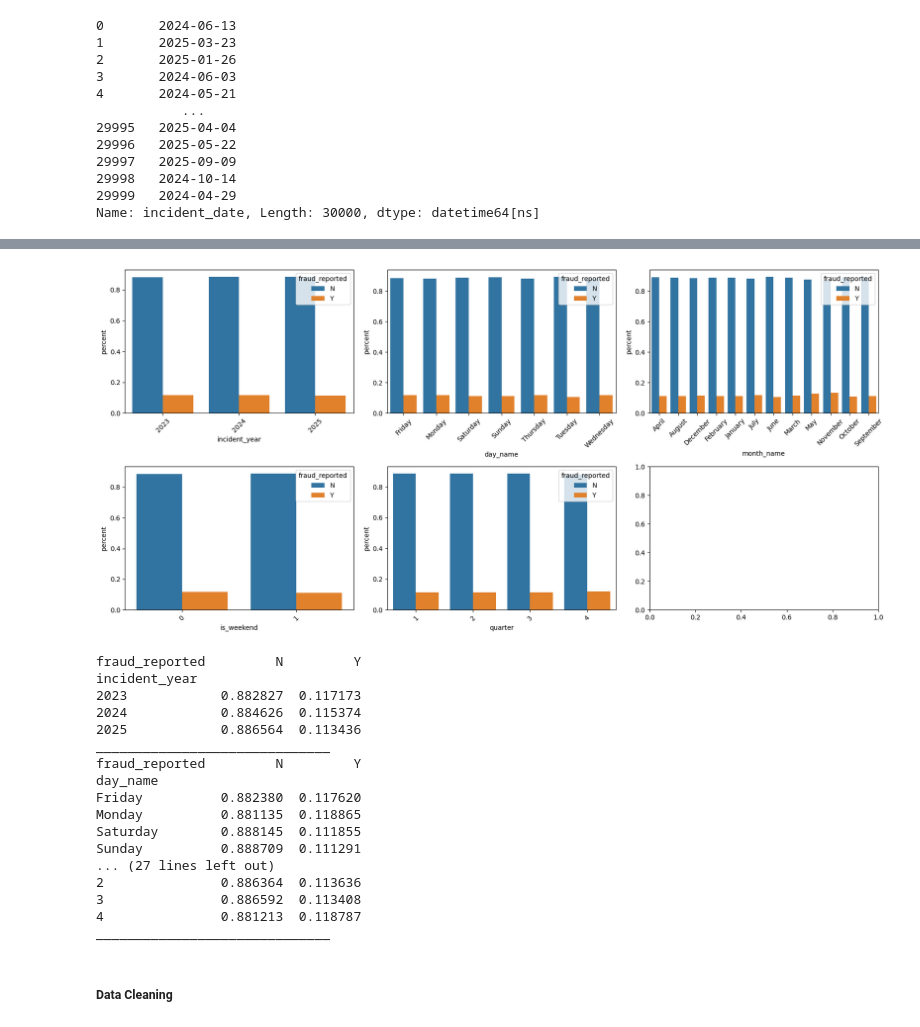
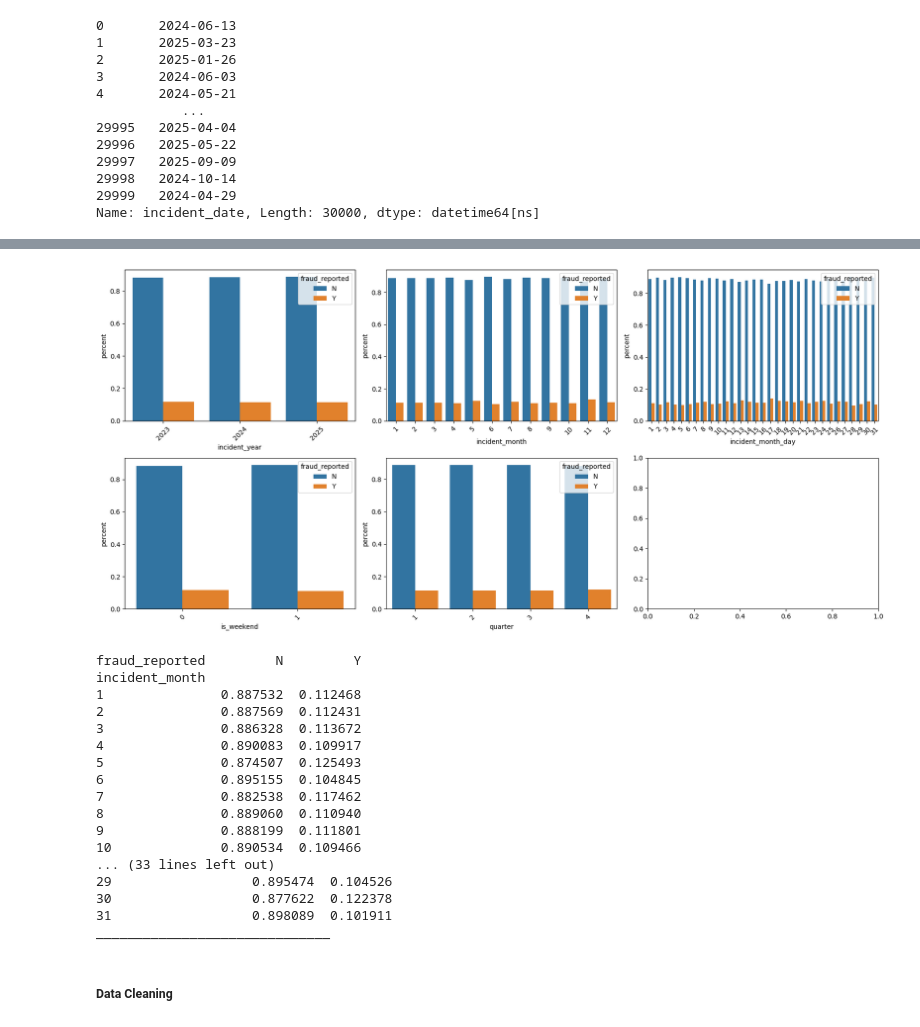
Before and after one commit to Salma-M-H/Car_Fraud_Insurance_Detection, a Jupyter notebook: car_insurance_fraud_detection.ipynb, the cells around one changed output, grey strips where cells are left out. Saved outputs shown, nothing was run; the diff lists cells and outputs as text; code cells hidden in the pictures.

```diff
--- a/car_insurance_fraud_detection.ipynb
+++ b/car_insurance_fraud_detection.ipynb
@@ -287,8 +287,6 @@ car_insurance_fraud_df_copy['incident_year'] = car_insurance_fraud_df_copy['inci
 car_insurance_fraud_df_copy['incident_month'] = car_insurance_fraud_df_copy['incident_date'].dt.month
 car_insurance_fraud_df_copy['incident_month_day'] = car_insurance_fraud_df_copy['incident_date'].dt.day
 car_insurance_fraud_df_copy['incident_week_day'] = car_insurance_fraud_df_copy['incident_date'].dt.dayofweek
-car_insurance_fraud_df_copy['day_name'] = car_insurance_fraud_df_copy['incident_date'].dt.day_name()
-car_insurance_fraud_df_copy['month_name'] = car_insurance_fraud_df_copy['incident_date'].dt.month_name()
 car_insurance_fraud_df_copy['is_weekend'] = np.where(car_insurance_fraud_df_copy['incident_week_day'].isin([5, 6]), 1, 0)
 car_insurance_fraud_df_copy['quarter'] = car_insurance_fraud_df_copy['incident_date'].dt.quarter
 
@@ -303,0 +302,3 @@ car_insurance_fraud_df_copy.head()
+# %%
+car_insurance_fraud_df_copy.drop(columns=['incident_date'], inplace=True)
+car_insurance_fraud_df_copy
@@ -304,33 +319,35 @@ car_insurance_fraud_df_copy.head()
 # %%
-columns = ['incident_year','day_name', 'month_name', 'is_weekend', 'quarter']
+columns = ['incident_year', 'incident_month', 'incident_month_day', 'is_weekend', 'quarter']
 
 fig, axes = plt.subplots(2, 3, figsize=(17, 8))
 
 axes = axes.flatten()
 
 for i, col in enumerate(columns):
     temp = (
     car_insurance_fraud_df_copy
     .groupby(col)['fraud_reported']
     .value_counts(normalize=True)
     .rename('percent')
     .reset_index()
     )
 
     sns.barplot(
         data=temp,
         x=col,
         y='percent',
         hue='fraud_reported',
         ax=axes[i]
     )
     axes[i].tick_params(axis='x', rotation=45)
 
 plt.tight_layout()
 plt.show()
 # %% [output]
-[figure, old version]
+[figure, new version]
 # %%
+columns = ['incident_month', 'incident_month_day']
+
 for col in columns:
    print( pd.crosstab(
         car_insurance_fraud_df_copy[col],
@@ -340,21 +357,21 @@ for col in columns:
    print('_'*30)
 # %% [output]
 fraud_reported         N         Y
-incident_year
-2023            0.882827  0.117173
-2024            0.884626  0.115374
-2025            0.886564  0.113436
+incident_month
+1               0.887532  0.112468
+2               0.887569  0.112431
+3               0.886328  0.113672
+4               0.890083  0.109917
+5               0.874507  0.125493
+6               0.895155  0.104845
+7               0.882538  0.117462
+8               0.889060  0.110940
+9               0.888199  0.111801
+10              0.890534  0.109466
+... (33 lines left out)
+29                  0.895474  0.104526
+30                  0.877622  0.122378
+31                  0.898089  0.101911
 ______________________________
-fraud_reported         N         Y
-day_name
-Friday          0.882380  0.117620
-Monday          0.881135  0.118865
-Saturday        0.888145  0.111855
-Sunday          0.888709  0.111291
-... (27 lines left out)
-2               0.886364  0.113636
-3               0.886592  0.113408
-4               0.881213  0.118787
-______________________________
 # %% [markdown]
 ##### Data Cleaning
```
Also changed, not shown: parts of 42 cells of this notebook, 1 other file.
